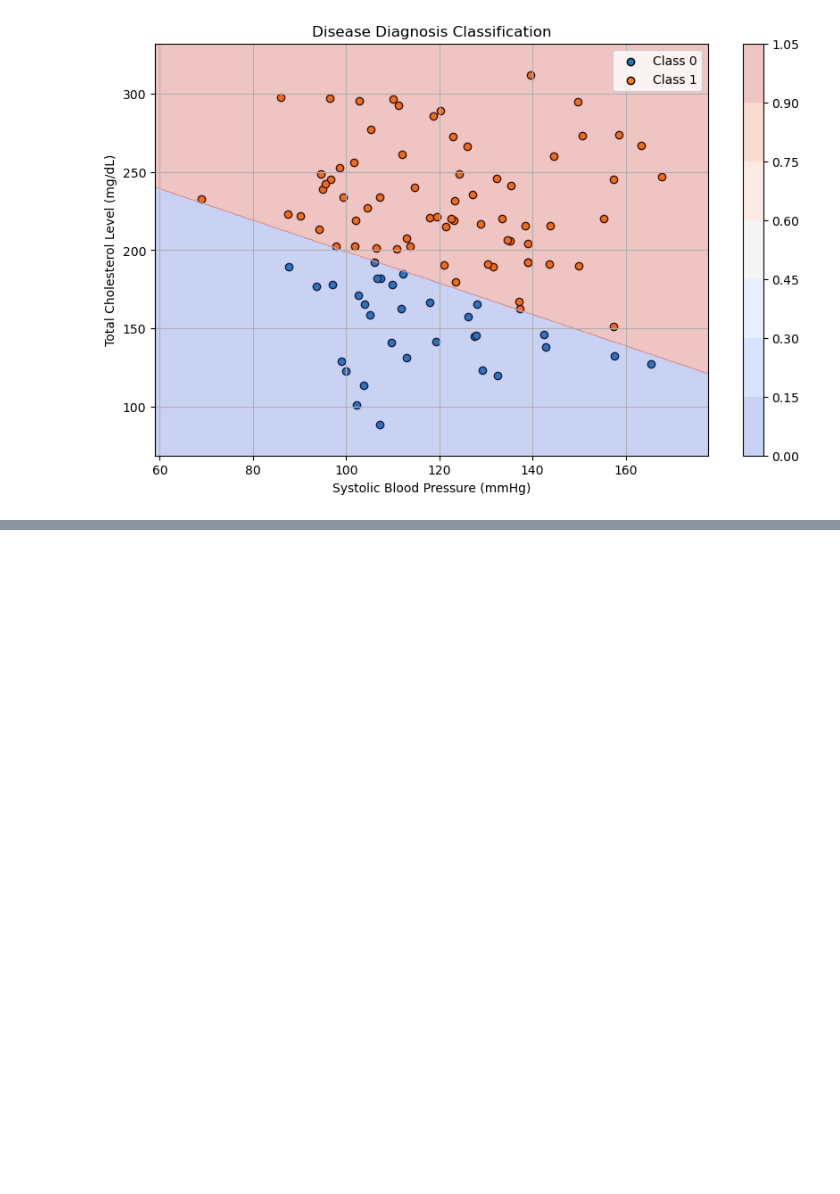
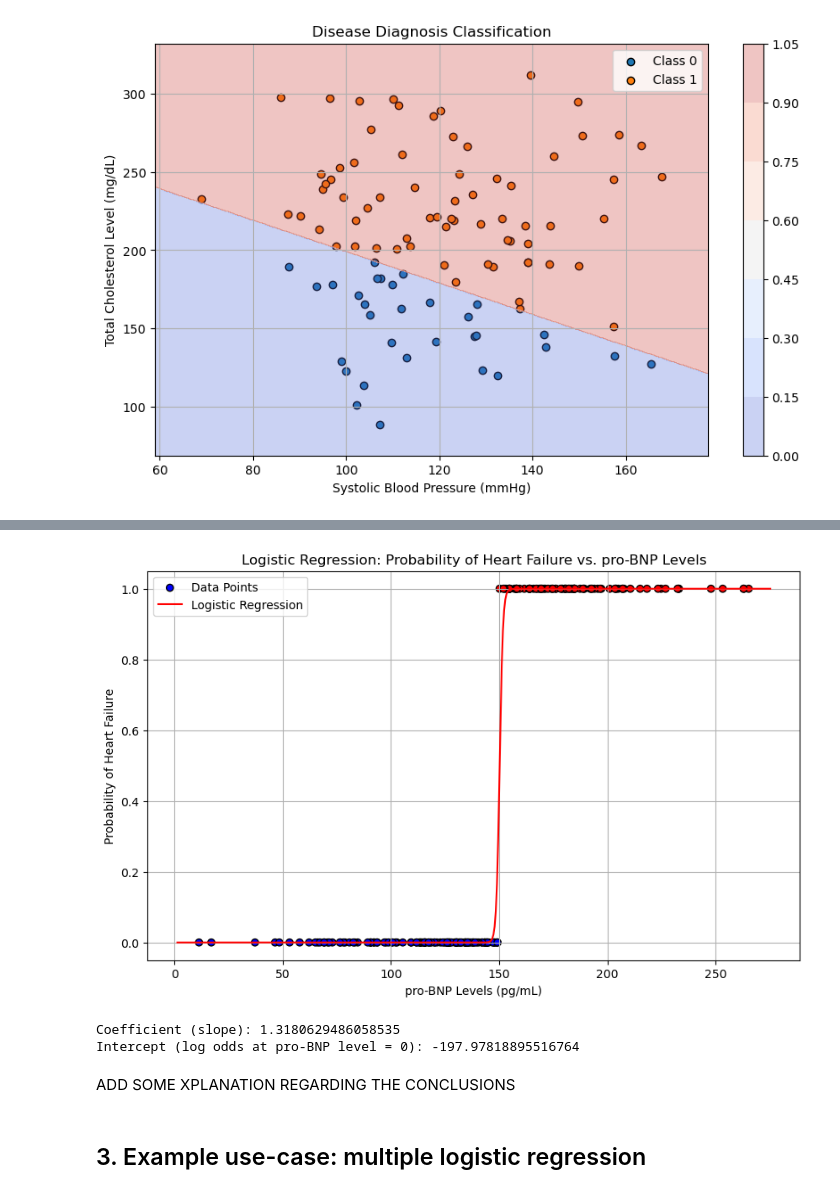
Before and after one commit to Hospital-Da-Luz-Learning-Health/MLCatolica25, a Jupyter notebook: Aula 6 - Supervised Learning II/Learning Notebook.ipynb, the cells around one changed output, grey strips where cells are left out. Saved outputs shown, nothing was run; the diff lists cells and outputs as text; code cells hidden in the pictures; blank space fills up the shorter version.

```diff
--- a/Aula 6 - Supervised Learning II/Learning Notebook.ipynb
+++ b/Aula 6 - Supervised Learning II/Learning Notebook.ipynb
@@ -71,0 +122,28 @@ plt.show()
+# %%
+# Generate a range of pro-BNP levels for plotting the sigmoid function
+xx = np.linspace(pro_bnp_levels.min()-10, pro_bnp_levels.max()+10, 500).reshape(-1, 1)
+yy = model.predict_proba(xx)[:, 1]  # Probability of heart failure
+# %%
+# Plot the sigmoid function and decision boundary
+plt.figure(figsize=(10, 6))
+plt.scatter(pro_bnp_levels, heart_failure, c=heart_failure, cmap='bwr', edgecolor='k', label='Data Points')
+plt.plot(xx, yy, color='red', label='Logistic Regression')
+plt.xlabel('pro-BNP Levels (pg/mL)')
+plt.ylabel('Probability of Heart Failure')
+plt.title('Logistic Regression: Probability of Heart Failure vs. pro-BNP Levels')
+plt.legend()
+plt.grid(True)
+plt.show()
+# %% [output]
+[figure, added]
+# %%
+# Print coefficients
+print(f"Coefficient (slope): {model.coef_[0][0]}")
+print(f"Intercept (log odds at pro-BNP level = 0): {model.intercept_[0]}")
+# %% [output]
+Coefficient (slope): 1.3180629486058535
+Intercept (log odds at pro-BNP level = 0): -197.97818895516764
+# %% [markdown]
+ADD SOME XPLANATION REGARDING THE CONCLUSIONS
+# %% [markdown]
+## 3. Example use-case: multiple logistic regression
```
Also changed, not shown: parts of 8 cells of this notebook, 2 other files.
